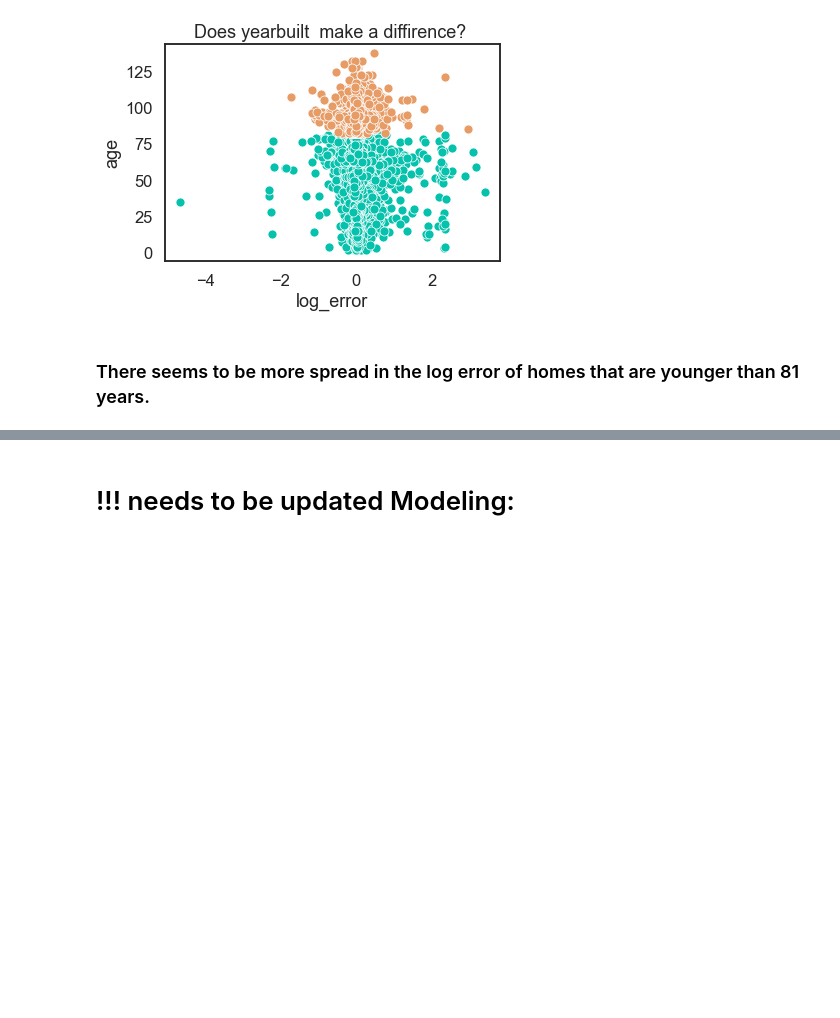
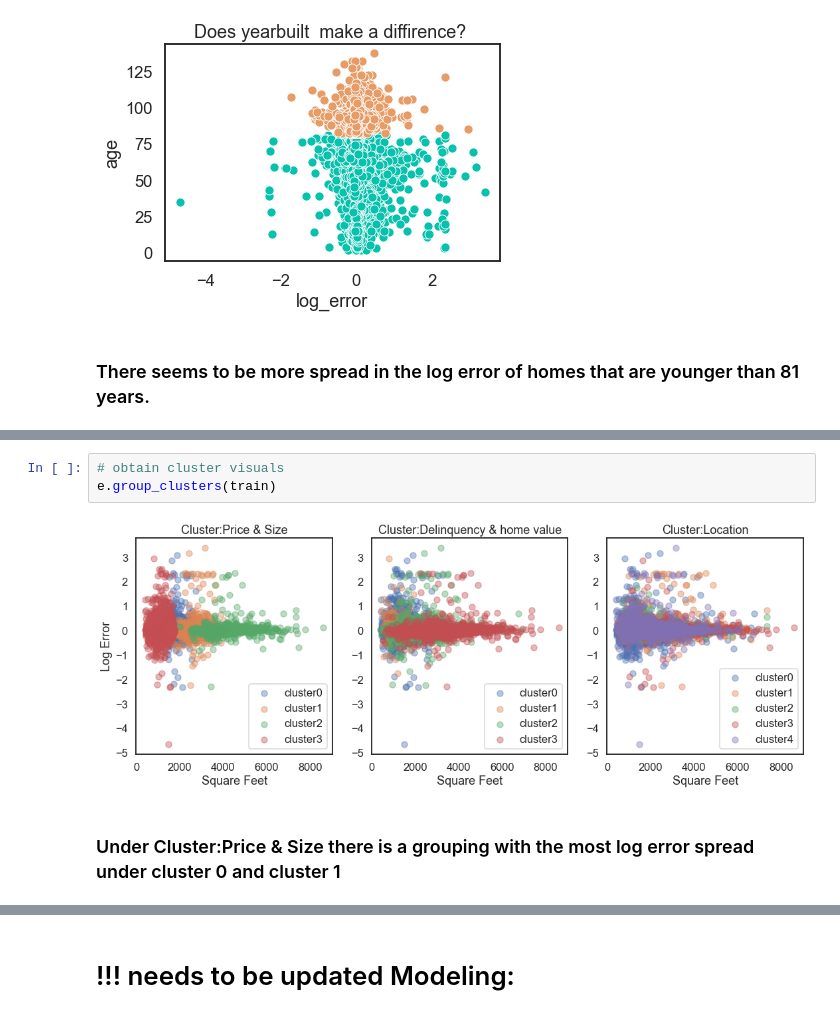
Before and after one commit to Codeup-Justin-Evans-Yvette-Ibarra/project_zillow_team, a Jupyter notebook: Final_Report_Zillow_Team_Project.ipynb, the cells around one changed output, grey strips where cells are left out. Saved outputs shown, nothing was run; the diff lists cells and outputs as text; blank space fills up the shorter version.

```diff
--- a/Final_Report_Zillow_Team_Project.ipynb
+++ b/Final_Report_Zillow_Team_Project.ipynb
@@ -477,0 +491,7 @@ p-value 0.00825
+# %%
+# obtain cluster visuals
+e.group_clusters(train)
+# %% [output]
+[figure, added]
+# %% [markdown]
+###  Under Cluster:Price & Size there is a grouping with the most log error spread under cluster 0 and cluster 1
```
Also changed, not shown: parts of 36 cells of this notebook.
